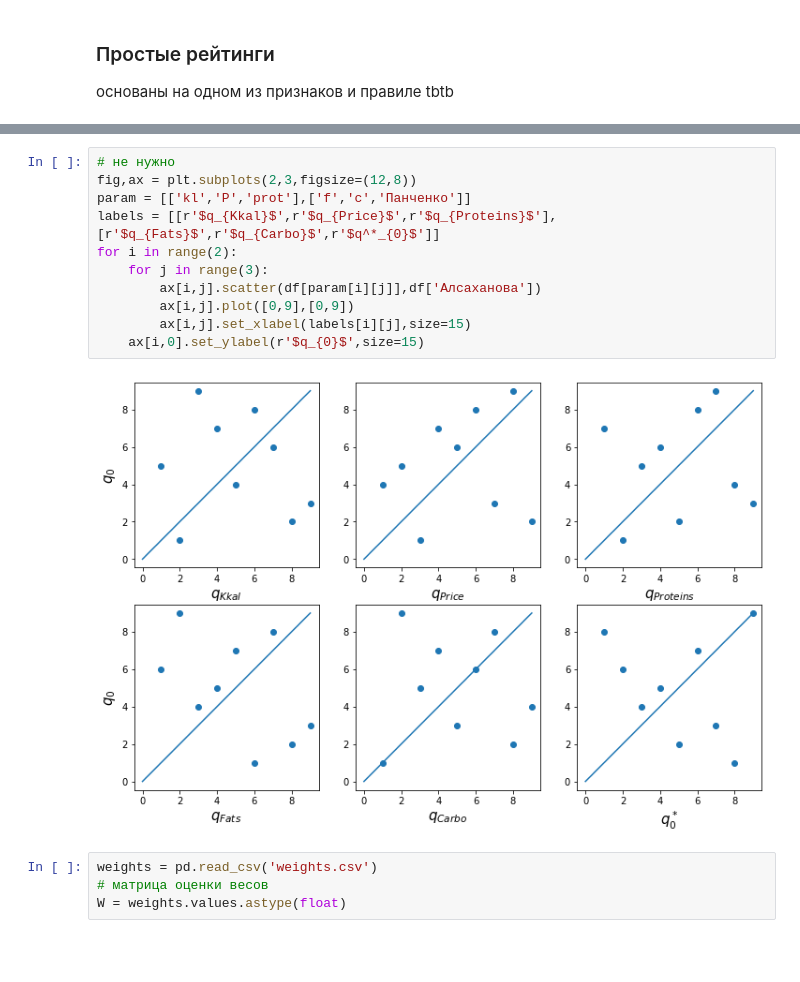
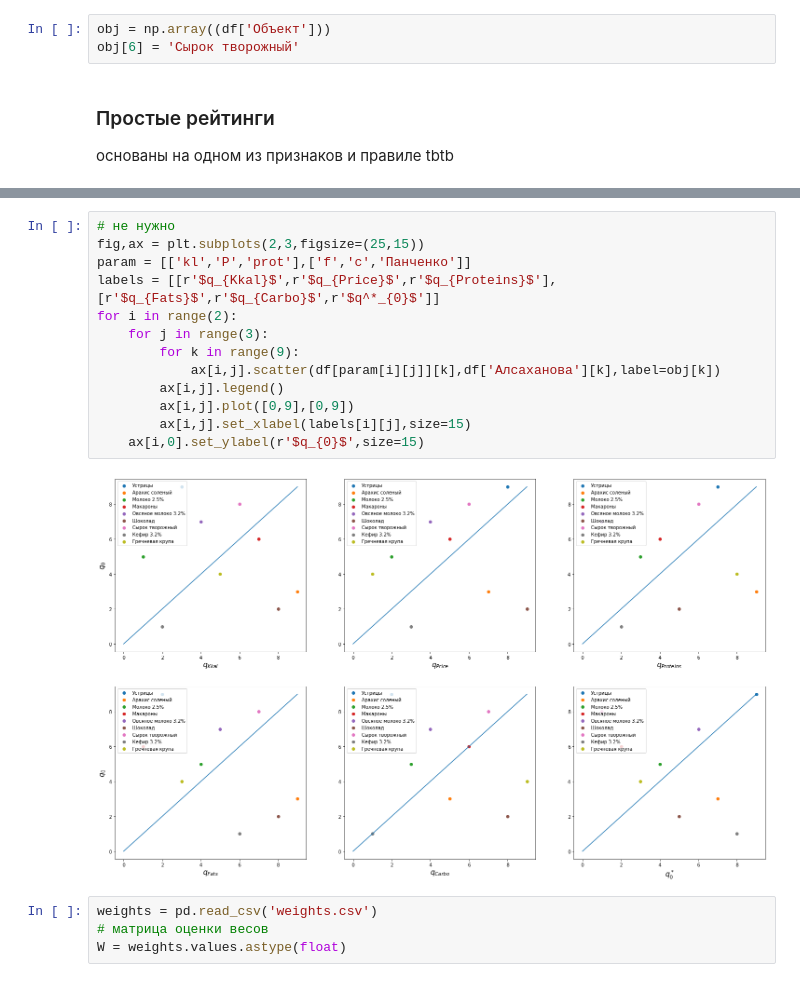
Before and after one commit to Intelligent-Systems-Phystech/Ratings, a Jupyter notebook: Alsahanova/Alsahanova_Rating.ipynb, the cells around one changed output, grey strips where cells are left out. Saved outputs shown, nothing was run; the diff lists cells and outputs as text; blank space fills up the shorter version.

```diff
--- a/Alsahanova/Alsahanova_Rating.ipynb
+++ b/Alsahanova/Alsahanova_Rating.ipynb
@@ -16,6 +16,9 @@ df
 | 6 | Сырок "РОСТАГРОЭКСПОРТ" творожный... | 360.7 | 35.6 | 7.7 | 19.1 | 39.5 | NaN | 3.0 | 3.0 | NaN | ... |
 | 7 | Кефир 3.2% | 57.0 | 5.9 | 3.0 | 3.2 | 4.0 | 6.0 | 5.0 | 8.0 | 4.0 | ... |
 | 8 | Гречневая крупа | 334.0 | 4.0 | 12.0 | 2.0 | 67.0 | 1.0 | 8.0 | 6.0 | 1.0 | ... |
+# %%
+obj = np.array((df['Объект']))
+obj[6] = 'Сырок творожный'
 # %% [markdown]
 ### Простые рейтинги
 основаны на одном из признаков и правиле tbtb
@@ -39,17 +42,19 @@ df.iloc[:,6:]
 | 8 | 1.0 | 8.0 | 6.0 | 1.0 | 3 | 6.0 | 2.0 | 8.0 | 5.0 | 2.0 | ... |
 # %%
 # не нужно
-fig,ax = plt.subplots(2,3,figsize=(12,8))
+fig,ax = plt.subplots(2,3,figsize=(25,15))
 param = [['kl','P','prot'],['f','c','Панченко']]
 labels = [[r'$q_{Kkal}$',r'$q_{Price}$',r'$q_{Proteins}$'],[r'$q_{Fats}$',r'$q_{Carbo}$',r'$q^*_{0}$']]
 for i in range(2):
     for j in range(3):
-        ax[i,j].scatter(df[param[i][j]],df['Алсаханова'])
+        for k in range(9):
+            ax[i,j].scatter(df[param[i][j]][k],df['Алсаханова'][k],label=obj[k])
+        ax[i,j].legend()
         ax[i,j].plot([0,9],[0,9])
         ax[i,j].set_xlabel(labels[i][j],size=15)
     ax[i,0].set_ylabel(r'$q_{0}$',size=15)
 # %% [output]
-[figure, old version]
+[figure, new version]
 # %%
 weights = pd.read_csv('weights.csv')
 # матрица оценки весов
```
Also changed, not shown: parts of 17 cells of this notebook, 2 other files.
